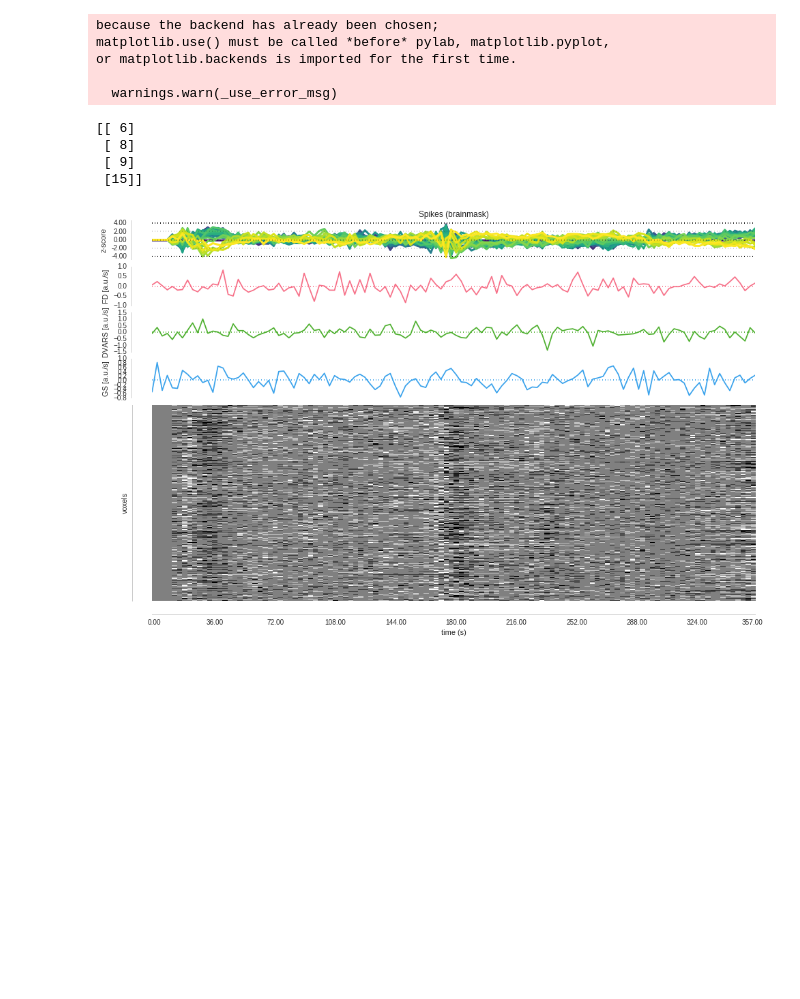
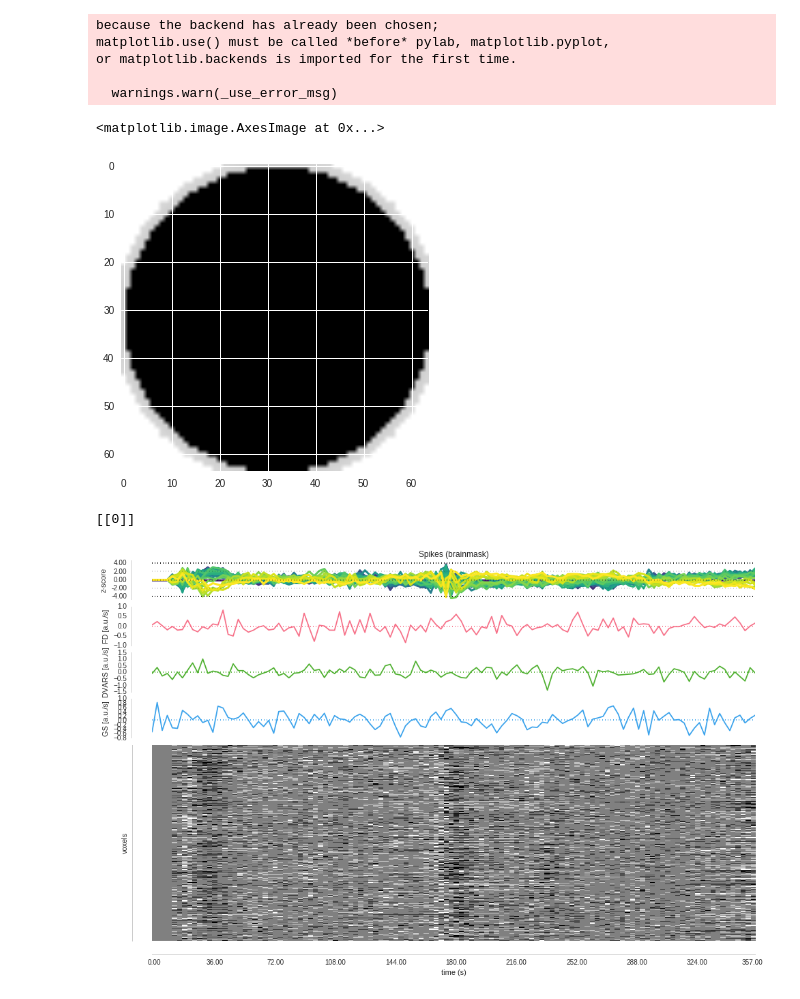
Before and after one commit to nipreps/mriqc, a Jupyter notebook: notebooks/QualityAssessment.ipynb, the cells around one changed output. Cells and saved outputs as stored; diff of their text form; code cells hidden in the pictures; blank space fills up the shorter version.

Commit message:
add new plots / fft computations

```diff
--- a/notebooks/QualityAssessment.ipynb
+++ b/notebooks/QualityAssessment.ipynb
@@ -21,6 +21,7 @@ sub_id = '51205'
 func_name = op.abspath('./example_artifacts_dataset/sub-ben01/func/sub-ben01_task-unknown_bold.nii.gz')
 #func_name = op.abspath('./example_artifacts_dataset/sub-arielle01/func/sub-arielle01_task-unknown_bold.nii.gz')
 #func_name = op.abspath('./example_artifacts_dataset/sub-ds001s07/func/sub-ds001s07_task-balloonanalogrisktask_run-03_bold.nii.gz')
+func_name = op.abspath('./example_artifacts_dataset/sub-steph02/func/sub-steph02_task-unknown_bold.nii.gz')
 
 #mask_name = op.abspath('./data/sub-ben01_task-unknown_bold_mask.nii.gz')
 #func_name = './example_artifacts_dataset/sub-{0}/func/sub-{0}_task-rest_bold.nii.gz'.format(sub_id)
@@ -29,51 +30,63 @@ ntsteps = nb.load(func_name).get_data().shape[-1]
 # %%
 from scipy.ndimage.filters import median_filter
 from scipy.ndimage.morphology import distance_transform_edt as distance
 func_data = nb.load(func_name).get_data()
 
-shape_2d = func_data.shape[:2]
-ftmask = np.ones(shape_2d)
-ftmask[shape_2d[0]/2, shape_2d[1]/2] = 0
+size = func_data.shape[:2]
+ftmask = np.ones(size)
+
+# Set zeros on corners
+# ftmask[0, 0] = 0
+# ftmask[size[0] - 1, size[1] - 1] = 0
+# ftmask[0, size[1] - 1] = 0
+# ftmask[size[0] - 1, 0] = 0
+ftmask[size[0]/2, size[1]/2] = 0
+
+# Distance transform
 ftmask = distance(ftmask)
 ftmask /= ftmask.max()
+
+# Keep this just in case we want to switch to the opposite filter
 ftmask *= -1.0
 ftmask += 1.0
-ftmask[ftmask < 0.4] = 0
 
-# midx = int(shape_2d[0]/4)
-# midy = int(shape_2d[1]/4)
-# ftmask[:midx, :midy] = 0
-# ftmask[:midx, (shape_2d[1] - midy):] = 0
-# ftmask[(shape_2d[0] - midx):, :midy] = 0
-# ftmask[(shape_2d[0] - midx):, (shape_2d[1] - midy):] = 0
-norm = shape_2d[0] * shape_2d[1]
+ftmask[ftmask > 0.3] = 1
+ftmask[ftmask < 0.25] = 0
+plt.imshow(ftmask)
+#print(ftmask[0,0])
+# %% [output]
+<matplotlib.image.AxesImage at 0x...>
+[figure, added]
 # %%
 slices = []
 spikes = []
+
+fftvol = []
+norm = func_data.shape[0] * func_data.shape[1]
 for t in range(func_data.shape[-1]):
     func_frame = func_data[..., t]
     vals = []
+    fftvol.append([])
     for sl in func_frame.T:
         fftsl = median_filter(np.absolute(np.fft.fft2(sl)), size=(5, 5), mode='constant')
+        fftvol[-1].append(np.fft.fftshift(fftsl))
         energy = (fftsl ** 2 * ftmask)/norm
-        energy[energy < 2e3] = 0
         vals.append(energy.sum())
     spikes.append(vals)
 
 spikes = np.array(spikes)
 spikes_zs = (spikes - np.median(spikes))/ spikes.std(ddof=1)
-num_spikes = (spikes_zs>7.5).astype(int).sum(axis=1)
+num_spikes = (spikes_zs>4.0).astype(int).sum(axis=1)
 
 print(np.argwhere(num_spikes>0))
-# fftvol = np.array(slices).T
-# nii = nb.Nifti1Image(fftvol, nb.load(func_name).get_affine(), None)
-# nii.to_filename('fft.nii.gz')
+fftvol = np.array(fftvol).T
+
+
+nii = nb.Nifti1Image(fftvol, nb.load(func_name).get_affine(), None)
+nii.to_filename('fft.nii.gz')
 # plot_mosaic(nii, fig=fig)
 # %% [output]
-[[ 6]
- [ 8]
- [ 9]
- [15]]
+[[0]]
 # %%
 sp_if = Spikes(in_file=func_name, in_mask=mask_name, out_tsz='brain.txt')
 res = sp_if.run()
```
Also changed, not shown: 4 other files.
